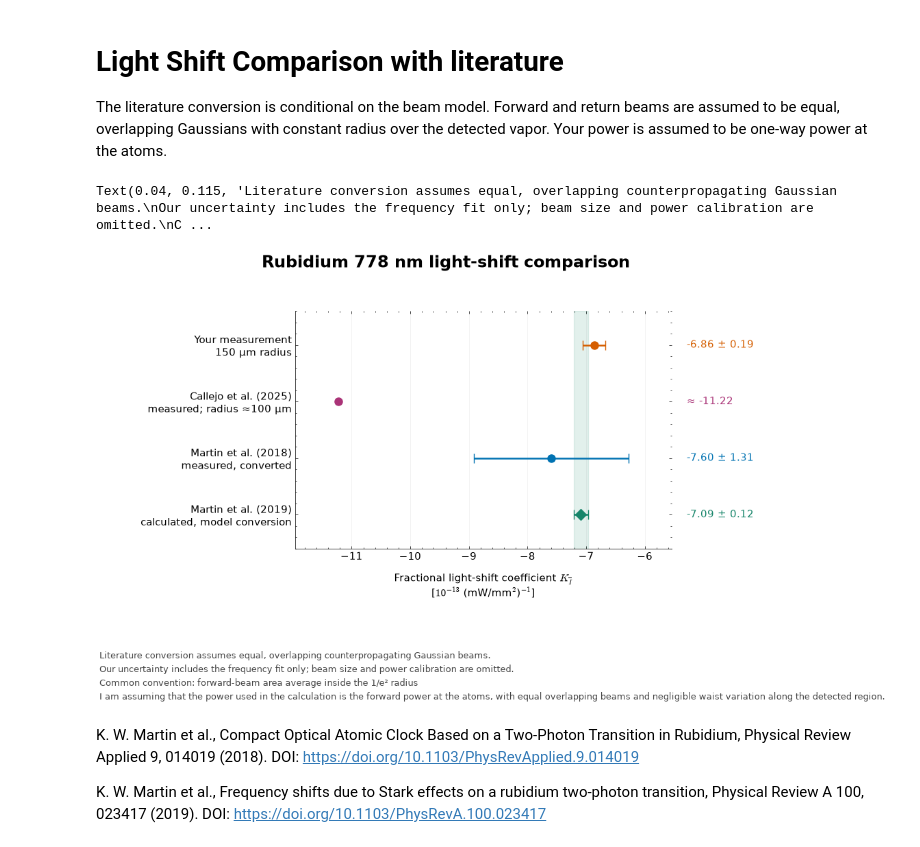
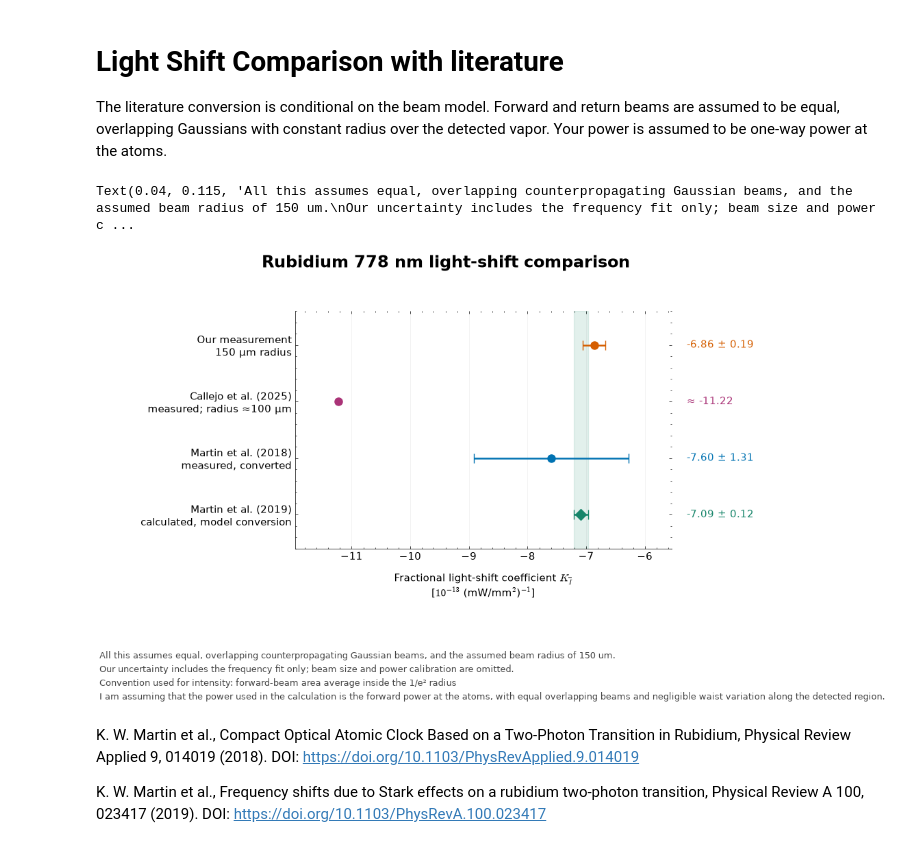
Before and after one commit to DrTheJazz26/Noise_budget, a Jupyter notebook: Light_shift_measurement.ipynb, the cells around one changed output. Cells and saved outputs as stored; diff of their text form; code cells hidden in the pictures.

Commit message:
Some change sot graph

```diff
--- a/Light_shift_measurement.ipynb
+++ b/Light_shift_measurement.ipynb
@@ -490,7 +490,7 @@ callejo_k_area = (
 # ============================================================
 
 labels = [
-    "Your measurement\n150 µm radius",
+    "Our measurement\n150 µm radius",
     "Callejo et al. (2025)\nmeasured; radius ≈100 µm",
     "Martin et al. (2018)\nmeasured, converted",
     "Martin et al. (2019)\ncalculated, model conversion",
@@ -584,37 +584,37 @@ ax.set_ylim(len(labels) - 0.4, -0.6)
 finite_errors = np.nan_to_num(errors, nan=0.0)
 lower = np.min((values - finite_errors) / scale)
 upper = np.max((values + finite_errors) / scale)
 padding = 0.15 * (upper - lower)
 ax.set_xlim(lower - padding, upper + padding)
 
 ax.set_xlabel(
     r"Fractional light-shift coefficient $K_{\overline{I}}$"
     "\n"
     r"[$10^{-13}$ (mW/mm$^2$)$^{-1}$]",
     labelpad=10,
 )
 
 ax.grid(axis="x", alpha=0.20)
 ax.set_axisbelow(True)
 
 fig.suptitle(
     "Rubidium 778 nm light-shift comparison",
     fontsize=17,
     fontweight="bold",
     y=0.96,
 )
 
 
 fig.text(0.04, 0.115,
-         "Literature conversion assumes equal, overlapping counterpropagating Gaussian beams.\n"
+         "All this assumes equal, overlapping counterpropagating Gaussian beams, and the assumed beam radius of 150 um.\n"
          "Our uncertainty includes the frequency fit only; beam size and power calibration are omitted.\n"
-         "Common convention: forward-beam area average inside the 1/e² radius \n"
+         "Convention used for intensity: forward-beam area average inside the 1/e² radius \n"
         "I am assuming that the power used in the calculation is the forward power at the atoms, with equal overlapping beams and negligible waist variation along the detected region."
         ,
          va="top", fontsize=9, color="#444444", linespacing=1.6)
 # %% [output]
-Text(0.04, 0.115, 'Literature conversion assumes equal, overlapping counterpropagating Gaussian beams.\nOur uncertainty includes the frequency fit only; beam size and power calibration are omitted.\nC ...
+Text(0.04, 0.115, 'All this assumes equal, overlapping counterpropagating Gaussian beams, and the assumed beam radius of 150 um.\nOur uncertainty includes the frequency fit only; beam size and power c ...
-[figure, old version]
+[figure, new version]
 # %% [markdown]
 K. W. Martin et al., Compact Optical Atomic Clock Based on a Two-Photon
 Transition in Rubidium, Physical Review Applied 9, 014019 (2018).
```
